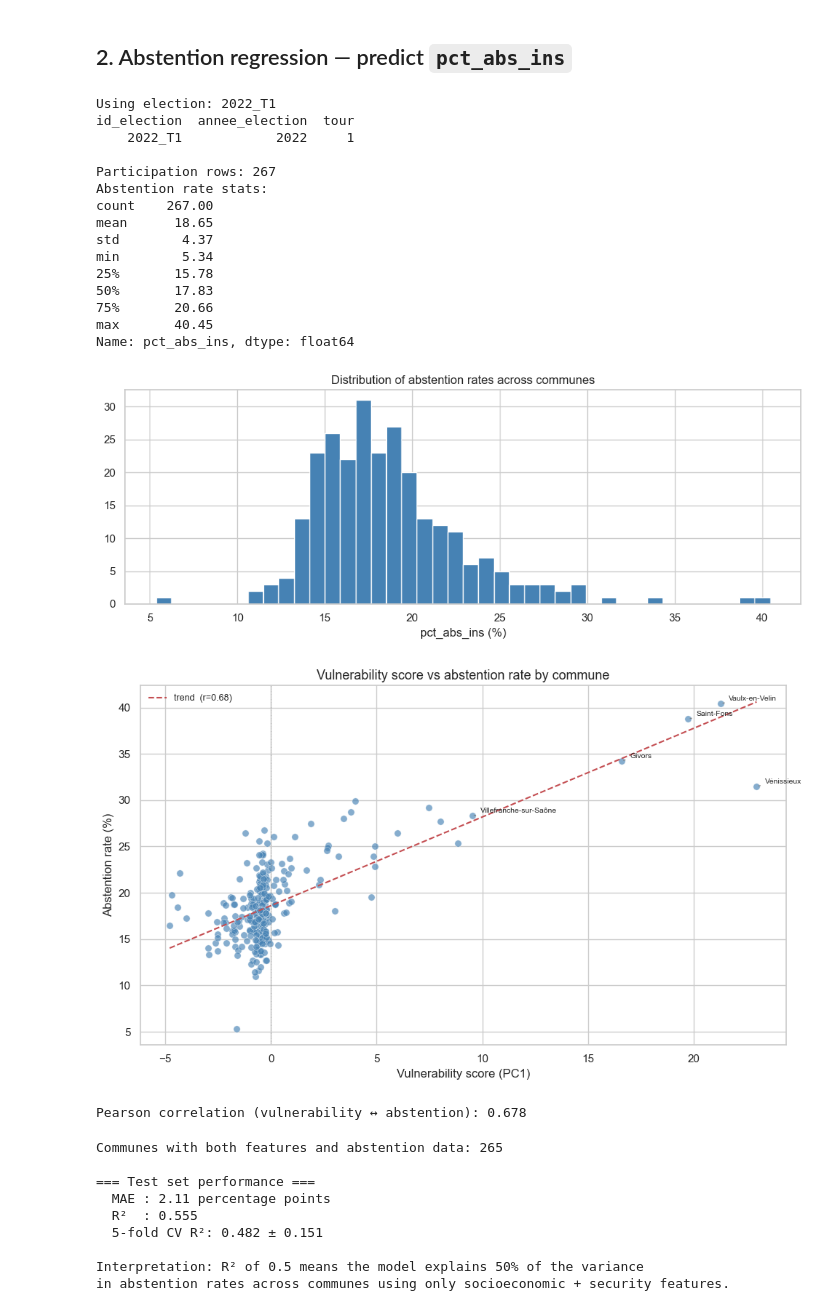
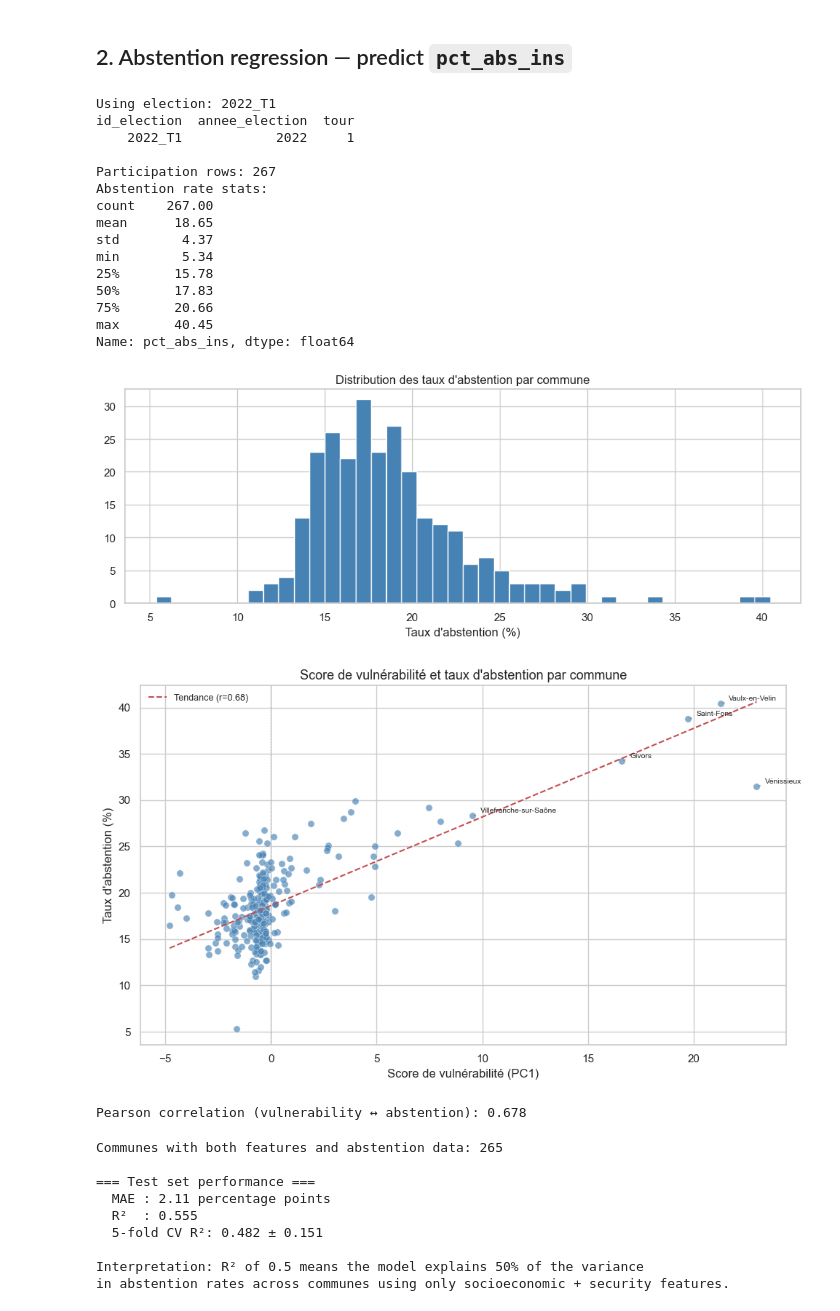
Before and after one commit to Albatross-MSPR/election-presidentielle, a Jupyter notebook: src/ml/commune_model/commune_ml.ipynb, the cells around one changed output. Drawn from its saved outputs; the diff is of its cells as text; code cells hidden in the pictures.

```diff
--- a/src/ml/commune_model/commune_ml.ipynb
+++ b/src/ml/commune_model/commune_ml.ipynb
@@ -348,8 +348,8 @@ print(f"Abstention rate stats:\n{particip['pct_abs_ins'].describe().round(2)}")
 
 fig, ax = plt.subplots(figsize=(10, 4))
 particip["pct_abs_ins"].hist(bins=40, ax=ax, color="steelblue", edgecolor="white")
-ax.set_title("Distribution of abstention rates across communes")
-ax.set_xlabel("pct_abs_ins (%)")
+ax.set_title("Distribution des taux d'abstention par commune")
+ax.set_xlabel("Taux d'abstention (%)")
 plt.tight_layout()
 plt.show()
 # %% [output]
@@ -368,7 +368,7 @@ min        5.34
 75%       20.66
 max       40.45
 Name: pct_abs_ins, dtype: float64
-[figure, old version]
+[figure, new version]
 # %%
 # ── VIZ 2 : Vulnerability score vs abstention rate ──────────────────────────
 scatter_df = (
@@ -377,38 +377,38 @@ scatter_df = (
     .merge(particip[["id_commune", "pct_abs_ins"]], on="id_commune", how="inner")
     .merge(dim_commune_unique, on="id_commune", how="left")
     .dropna(subset=["pct_abs_ins"])
 )
 
 corr = scatter_df[["vulnerability_score", "pct_abs_ins"]].corr().iloc[0, 1]
 
 fig, ax = plt.subplots(figsize=(10, 6))
 sc = ax.scatter(scatter_df["vulnerability_score"], scatter_df["pct_abs_ins"],
                 alpha=0.65, s=45, color="steelblue", edgecolors="white", linewidths=0.4)
 
 # Annotate the top-5 most vulnerable
 top5 = scatter_df.nlargest(5, "vulnerability_score")
 for _, row in top5.iterrows():
     ax.annotate(row["libelle_commune"],
                 xy=(row["vulnerability_score"], row["pct_abs_ins"]),
                 xytext=(8, 3), textcoords="offset points", fontsize=7.5,
                 arrowprops=dict(arrowstyle="-", color="gray", lw=0.8))
 
 # Trend line
 m, b = np.polyfit(scatter_df["vulnerability_score"], scatter_df["pct_abs_ins"], 1)
 x_line = np.linspace(scatter_df["vulnerability_score"].min(),
                      scatter_df["vulnerability_score"].max(), 100)
-ax.plot(x_line, m * x_line + b, "r--", linewidth=1.5, label=f"trend  (r={corr:.2f})")
+ax.plot(x_line, m * x_line + b, "r--", linewidth=1.5, label=f"Tendance (r={corr:.2f})")
 ax.axvline(0, color="gray", linewidth=0.6, linestyle=":")
 
-ax.set_title("Vulnerability score vs abstention rate by commune", fontsize=13)
-ax.set_xlabel("Vulnerability score (PC1)")
-ax.set_ylabel("Abstention rate (%)")
+ax.set_title("Score de vulnérabilité et taux d'abstention par commune", fontsize=13)
+ax.set_xlabel("Score de vulnérabilité (PC1)")
+ax.set_ylabel("Taux d'abstention (%)")
 ax.legend(fontsize=9)
 plt.tight_layout()
 plt.show()
 print(f"Pearson correlation (vulnerability ↔ abstention): {corr:.3f}")
 # %% [output]
-[figure, old version]
+[figure, new version]
 Pearson correlation (vulnerability ↔ abstention): 0.678
 # %%
 # Merge features with target
```
Also changed, not shown: parts of 4 cells of this notebook, 32 other files.
